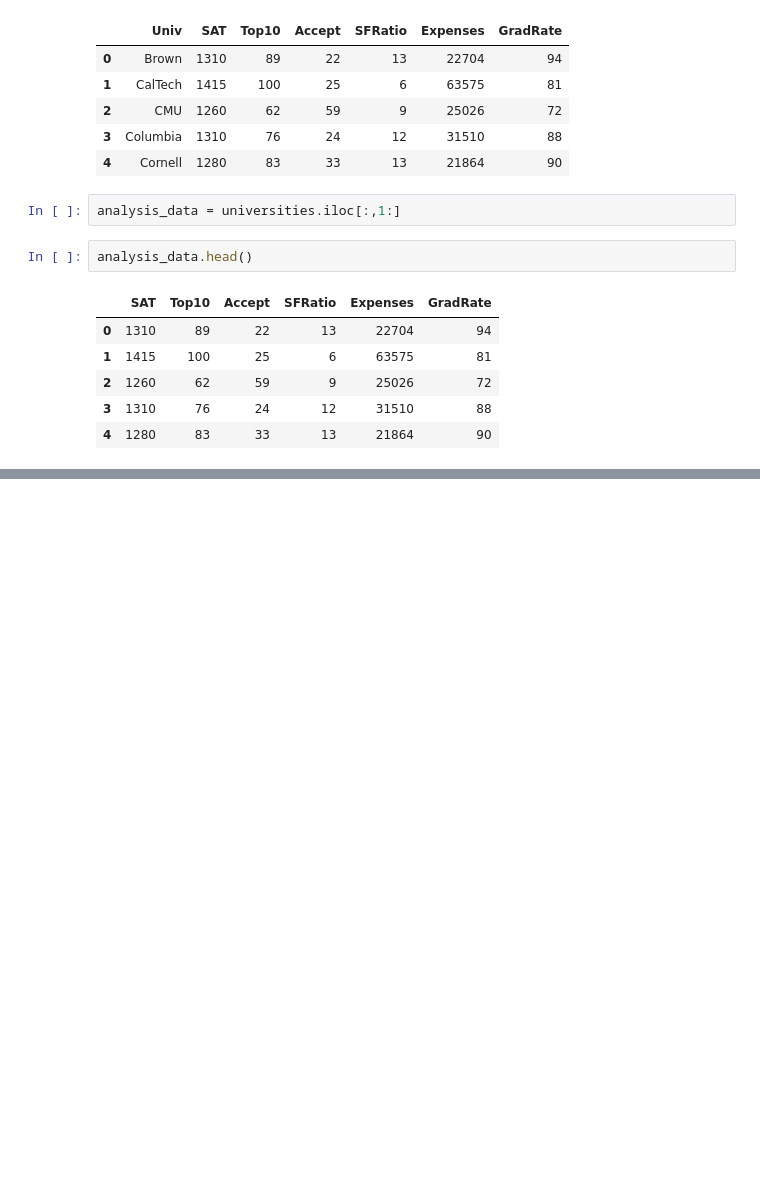
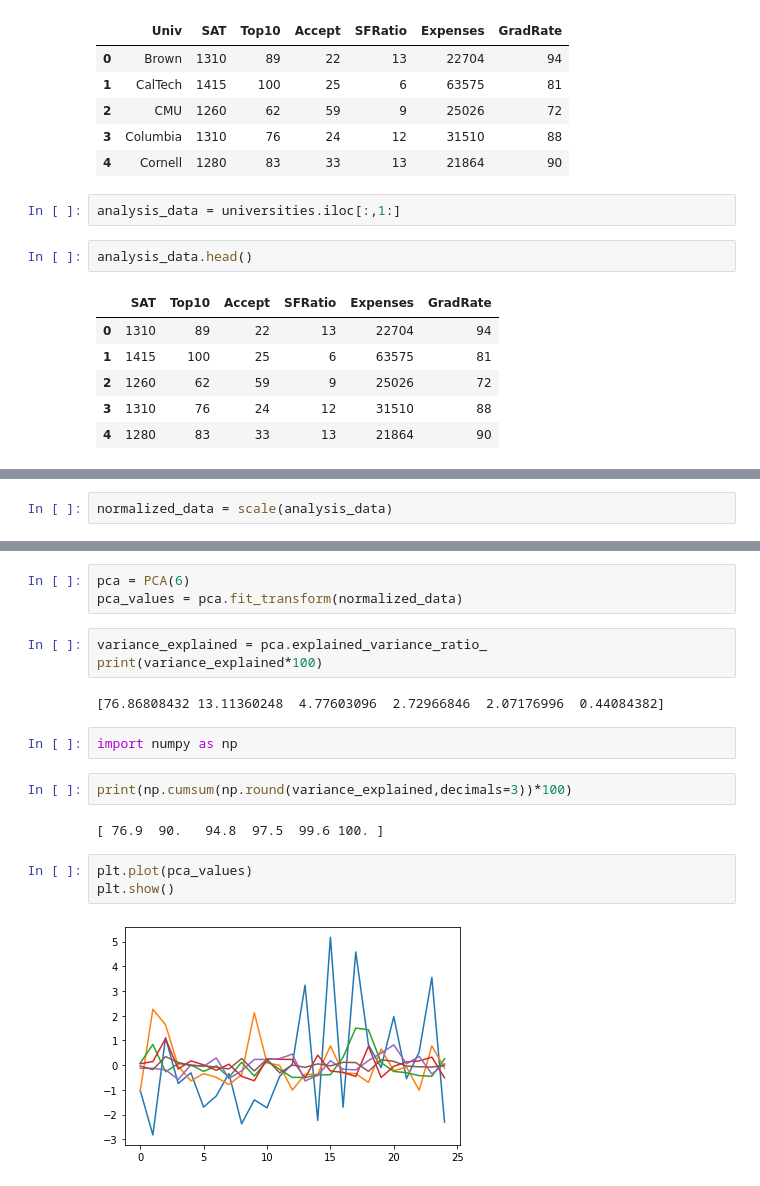
Before and after one commit to HarshitMaheshwari/PCA_universities_data, a Jupyter notebook: PCA_Universities.ipynb, the cells around one changed output, grey strips where cells are left out. Drawn from its saved outputs; the diff is of its cells as text; blank space fills up the shorter version.

Commit message:
pca values and graph added

```diff
--- a/PCA_Universities.ipynb
+++ b/PCA_Universities.ipynb
@@ -25,0 +28,2 @@ analysis_data.head()
+# %%
+normalized_data = scale(analysis_data)
@@ -25,0 +50,19 @@ analysis_data.head()
+# %%
+pca = PCA(6)
+pca_values = pca.fit_transform(normalized_data)
+# %%
+variance_explained = pca.explained_variance_ratio_
+print(variance_explained*100)
+# %% [output]
+[76.86808432 13.11360248  4.77603096  2.72966846  2.07176996  0.44084382]
+# %%
+import numpy as np
+# %%
+print(np.cumsum(np.round(variance_explained,decimals=3))*100)
+# %% [output]
+[ 76.9  90.   94.8  97.5  99.6 100. ]
+# %%
+plt.plot(pca_values)
+plt.show()
+# %% [output]
+[figure, added]
```
Also changed, not shown: parts of 2 cells of this notebook.
